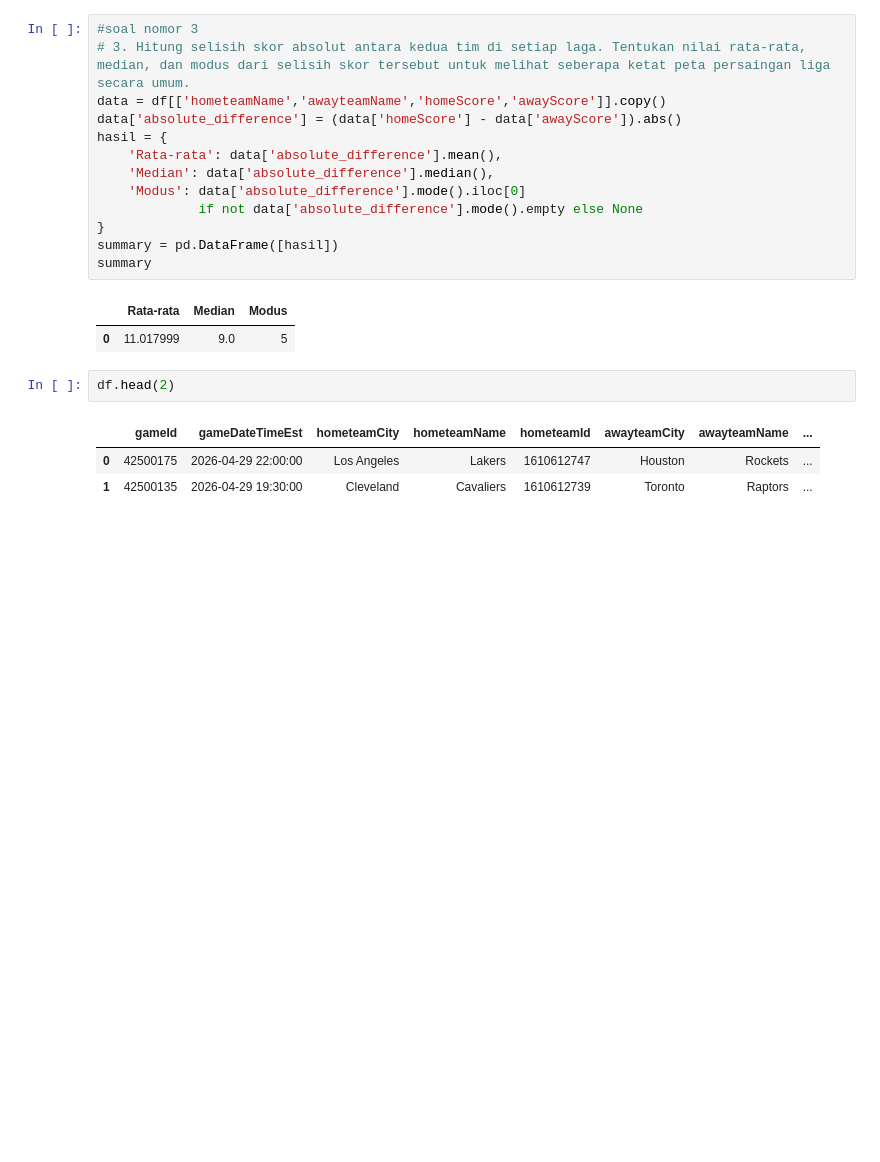
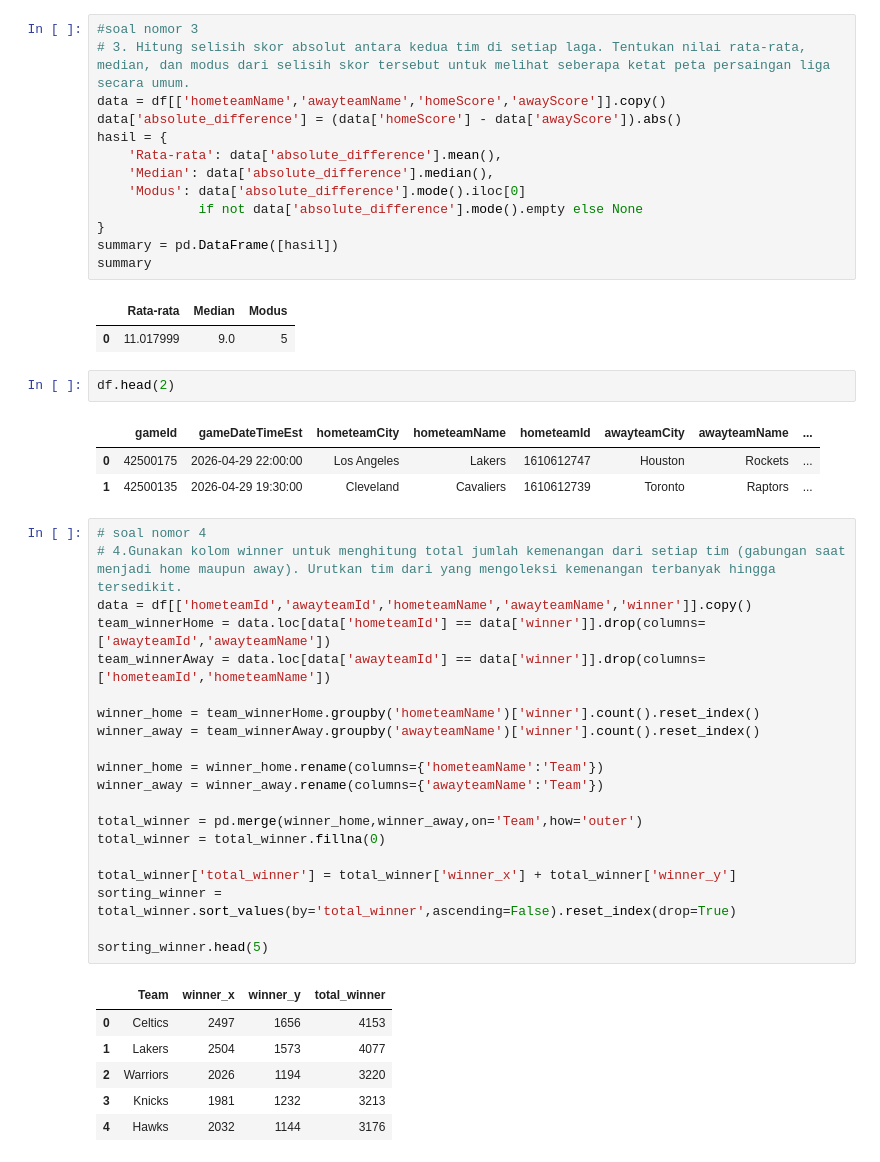
Before and after one commit to HafidzAfrieno/Project-Data-Analyst-Part-1, a Jupyter notebook: nba_player_analyst.ipynb, the cells around one changed output. Saved outputs shown, nothing was run; the diff lists cells and outputs as text; blank space fills up the shorter version.

```diff
--- a/nba_player_analyst.ipynb
+++ b/nba_player_analyst.ipynb
@@ -624,3 +624,30 @@ df.head(2)
 |  | gameId | gameDateTimeEst | hometeamCity | hometeamName | hometeamId | awayteamCity | awayteamName | ... |
 | 0 | 42500175 | 2026-04-29 22:00:00 | Los Angeles | Lakers | 1610612747 | Houston | Rockets | ... |
 | 1 | 42500135 | 2026-04-29 19:30:00 | Cleveland | Cavaliers | 1610612739 | Toronto | Raptors | ... |
+# %%
+# soal nomor 4
+# 4.Gunakan kolom winner untuk menghitung total jumlah kemenangan dari setiap tim (gabungan saat menjadi home maupun away). Urutkan tim dari yang mengoleksi kemenangan terbanyak hingga tersedikit.
+data = df[['hometeamId','awayteamId','hometeamName','awayteamName','winner']].copy()
+team_winnerHome = data.loc[data['hometeamId'] == data['winner']].drop(columns=['awayteamId','awayteamName'])
+team_winnerAway = data.loc[data['awayteamId'] == data['winner']].drop(columns=['hometeamId','hometeamName'])
+
+winner_home = team_winnerHome.groupby('hometeamName')['winner'].count().reset_index()
+winner_away = team_winnerAway.groupby('awayteamName')['winner'].count().reset_index()
+
+winner_home = winner_home.rename(columns={'hometeamName':'Team'})
+winner_away = winner_away.rename(columns={'awayteamName':'Team'})
+
+total_winner = pd.merge(winner_home,winner_away,on='Team',how='outer')
+total_winner = total_winner.fillna(0)
+
+total_winner['total_winner'] = total_winner['winner_x'] + total_winner['winner_y']
+sorting_winner = total_winner.sort_values(by='total_winner',ascending=False).reset_index(drop=True)
+
+sorting_winner.head(5)
+# %% [output]
+|  | Team | winner_x | winner_y | total_winner |
+| 0 | Celtics | 2497 | 1656 | 4153 |
+| 1 | Lakers | 2504 | 1573 | 4077 |
+| 2 | Warriors | 2026 | 1194 | 3220 |
+| 3 | Knicks | 1981 | 1232 | 3213 |
+| 4 | Hawks | 2032 | 1144 | 3176 |
```
Also changed, not shown: parts of 2 cells of this notebook.
